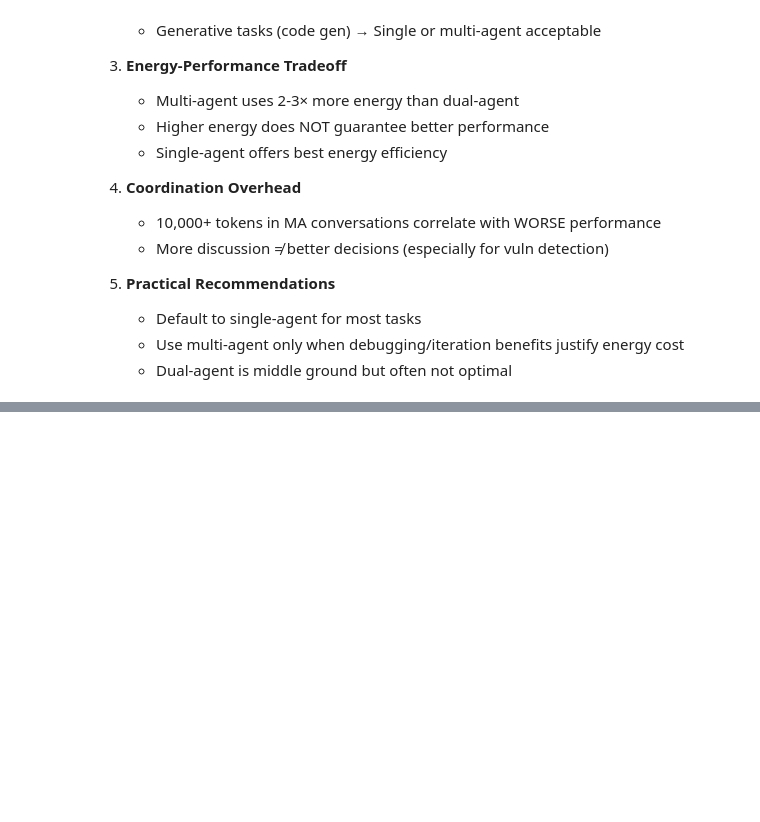
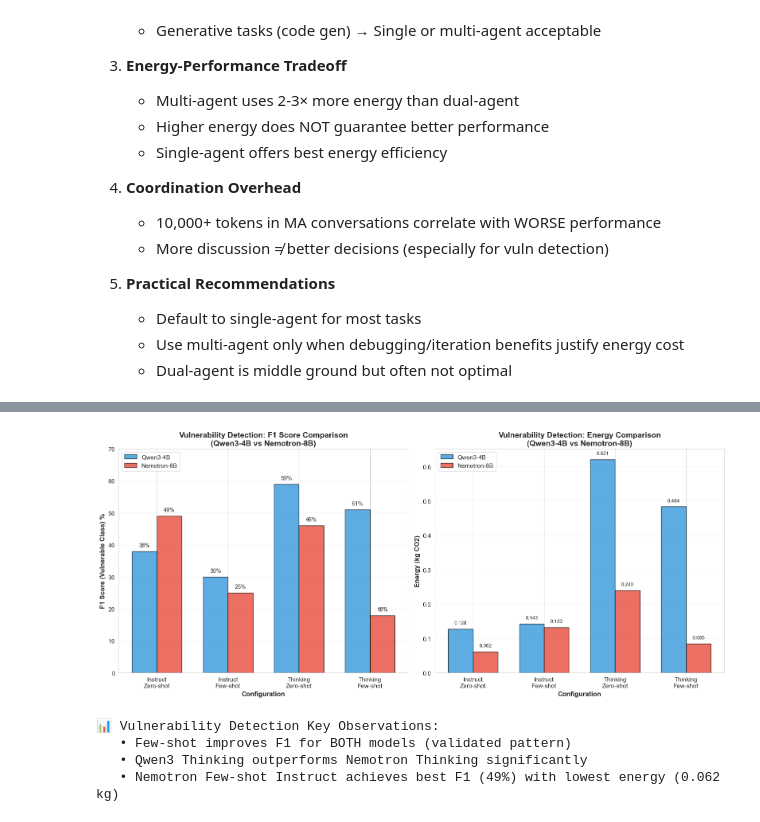
Before and after one commit to unused1/agent-green, a Jupyter notebook: notebooks/rq1_vs_rq2_comparison.ipynb, the cells around one changed output, grey strips where cells are left out. Drawn from its saved outputs; the diff is of its cells as text; code cells hidden in the pictures; blank space fills up the shorter version.

```diff
--- a/notebooks/rq1_vs_rq2_comparison.ipynb
+++ b/notebooks/rq1_vs_rq2_comparison.ipynb
@@ -387,0 +919,72 @@ print(f"\n✅ Summary exported to: {OUTPUT_DIR / 'rq1_vs_rq2_summary.csv'}")
+# %%
+# Visualization: Vulnerability Detection - Qwen3 4B vs Nemotron 8B
+fig, axes = plt.subplots(1, 2, figsize=(16, 7))
+
+# Filter vulnerability data
+df_vuln_cross = df_cross_arch[df_cross_arch['task'] == 'Vuln'].copy()
+
+# Plot 1: F1 Score (Vulnerable class) comparison
+configs = ['Instruct-Zero-shot', 'Instruct-Few-shot', 'Thinking-Zero-shot', 'Thinking-Few-shot']
+x = np.arange(len(configs))
+width = 0.35
+
+qwen_f1 = df_vuln_cross[df_vuln_cross['model'] == 'Qwen3-4B'].sort_values('config')['f1_vuln'].values
+nemotron_f1 = df_vuln_cross[df_vuln_cross['model'] == 'Nemotron-8B'].sort_values('config')['f1_vuln'].values
+
+bars1 = axes[0].bar(x - width/2, qwen_f1, width, label='Qwen3-4B', color='#3498db', alpha=0.8, edgecolor='black')
+bars2 = axes[0].bar(x + width/2, nemotron_f1, width, label='Nemotron-8B', color='#e74c3c', alpha=0.8, edgecolor='black')
+
+axes[0].set_xlabel('Configuration', fontsize=12, fontweight='bold')
+axes[0].set_ylabel('F1 Score (Vulnerable Class) %', fontsize=12, fontweight='bold')
+axes[0].set_title('Vulnerability Detection: F1 Score Comparison\n(Qwen3-4B vs Nemotron-8B)', fontsize=14, fontweight='bold')
+axes[0].set_xticks(x)
+axes[0].set_xticklabels(['Instruct\nZero-shot', 'Instruct\nFew-shot', 'Thinking\nZero-shot', 'Thinking\nFew-shot'])
+axes[0].legend(loc='upper left')
+axes[0].set_ylim(0, 70)
+axes[0].grid(True, alpha=0.3, axis='y')
+
+# Add value labels
+for bar in bars1:
+    height = bar.get_height()
+    axes[0].text(bar.get_x() + bar.get_width()/2., height + 1, f'{height:.0f}%', ha='center', va='bottom', fontsize=10)
+for bar in bars2:
+    height = bar.get_height()
+    axes[0].text(bar.get_x() + bar.get_width()/2., height + 1, f'{height:.0f}%', ha='center', va='bottom', fontsize=10)
+
+# Plot 2: Energy consumption comparison
+qwen_energy = df_vuln_cross[df_vuln_cross['model'] == 'Qwen3-4B'].sort_values('config')['energy_kg'].values
+nemotron_energy = df_vuln_cross[df_vuln_cross['model'] == 'Nemotron-8B'].sort_values('config')['energy_kg'].values
+
+bars3 = axes[1].bar(x - width/2, qwen_energy, width, label='Qwen3-4B', color='#3498db', alpha=0.8, edgecolor='black')
+bars4 = axes[1].bar(x + width/2, nemotron_energy, width, label='Nemotron-8B', color='#e74c3c', alpha=0.8, edgecolor='black')
+
+axes[1].set_xlabel('Configuration', fontsize=12, fontweight='bold')
+axes[1].set_ylabel('Energy (kg CO2)', fontsize=12, fontweight='bold')
+axes[1].set_title('Vulnerability Detection: Energy Comparison\n(Qwen3-4B vs Nemotron-8B)', fontsize=14, fontweight='bold')
+axes[1].set_xticks(x)
+axes[1].set_xticklabels(['Instruct\nZero-shot', 'Instruct\nFew-shot', 'Thinking\nZero-shot', 'Thinking\nFew-shot'])
+axes[1].legend(loc='upper left')
+axes[1].grid(True, alpha=0.3, axis='y')
+
+# Add value labels
+for bar in bars3:
+    height = bar.get_height()
+    axes[1].text(bar.get_x() + bar.get_width()/2., height + 0.01, f'{height:.3f}', ha='center', va='bottom', fontsize=9)
+for bar in bars4:
+    height = bar.get_height()
+    axes[1].text(bar.get_x() + bar.get_width()/2., height + 0.01, f'{height:.3f}', ha='center', va='bottom', fontsize=9)
+
+plt.tight_layout()
+plt.savefig(OUTPUT_DIR / 'cross_arch_vuln_comparison.png', dpi=300, bbox_inches='tight')
+plt.show()
+
+print("\n📊 Vulnerability Detection Key Observations:")
+print("   • Few-shot improves F1 for BOTH models (validated pattern)")
+print("   • Qwen3 Thinking outperforms Nemotron Thinking significantly")
+print("   • Nemotron Few-shot Instruct achieves best F1 (49%) with lowest energy (0.062 kg)")
+# %% [output]
+[figure, added]
+📊 Vulnerability Detection Key Observations:
+   • Few-shot improves F1 for BOTH models (validated pattern)
+   • Qwen3 Thinking outperforms Nemotron Thinking significantly
+   • Nemotron Few-shot Instruct achieves best F1 (49%) with lowest energy (0.062 kg)
```
Also changed, not shown: parts of 21 cells of this notebook, 29 other files.
